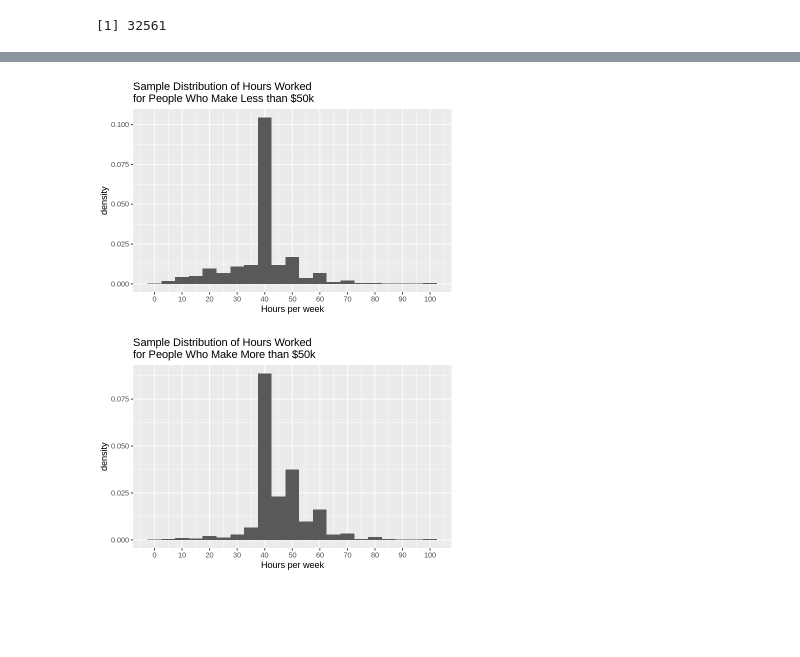
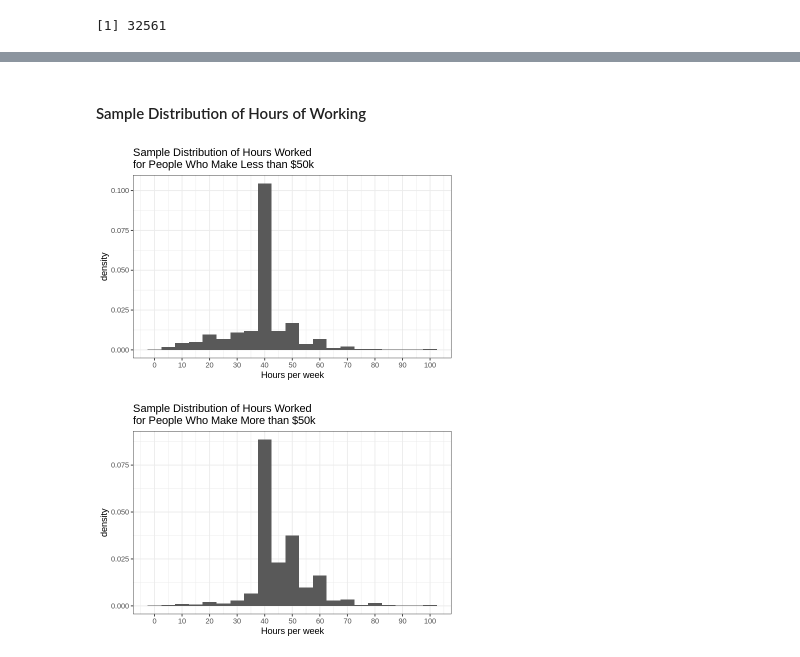
Before and after one commit to Julian-UBC/project-32, a Jupyter notebook: Untitled.ipynb, the cells around one changed output, grey strips where cells are left out. Saved outputs shown, nothing was run; the diff lists cells and outputs as text; code cells hidden in the pictures; blank space fills up the shorter version.

```diff
--- a/Untitled.ipynb
+++ b/Untitled.ipynb
@@ -36,0 +48,4 @@ We have successfully read the data from the dataset and store it in `adult_data`
+# %%
+dt <- adult_df %>%
+    mutate(above_50_k = (class == ">50K"),
+          hours_per_week = as.integer(hours_per_week))
@@ -37,9 +54,8 @@ We have successfully read the data from the dataset and store it in `adult_data`
 # %%
-data <- adult_df %>%
+data <- dt %>%
     filter(!education %in% c("Some-college", "Prof-school", "Assoc-acdm", "Assoc-voc", "Doctorate")) %>%
-    mutate(above_50_k = (class == ">50K"),
-          hours_per_week = as.integer(hours_per_week),
-          education = as.factor(education))
+    mutate(education = if_else((education != "Bachelors" & education != "Masters"), "No_Bachelors", education)) %>%
+    mutate(education = factor(education))
 
 head(data)
 # %% [output]
@@ -55,19 +75,23 @@ A data.frame: 6 × 16
+# %% [markdown]
+#### Sample Distribution of Hours of Working
 # %%
 data %>%
     filter(above_50_k == FALSE) %>%
     ggplot() +
     geom_histogram(aes(hours_per_week, ..density..), binwidth = 5) +
     scale_x_continuous(n.breaks = 10) +
     labs(x = "Hours per week",
-         title = "Sample Distribution of Hours Worked \nfor People Who Make Less than $50k")
+         title = "Sample Distribution of Hours Worked \nfor People Who Make Less than $50k") +
+    theme_bw()
 
 data %>%
     filter(above_50_k == TRUE) %>%
     ggplot() +
     geom_histogram(aes(hours_per_week, ..density..), binwidth = 5) +
     scale_x_continuous(n.breaks = 10) +
     labs(x = "Hours per week",
-         title = "Sample Distribution of Hours Worked \nfor People Who Make More than $50k")
+         title = "Sample Distribution of Hours Worked \nfor People Who Make More than $50k") +
+    theme_bw()
 # %% [output]
-[figure, old version]
+[figure, new version]
-[figure, old version]
+[figure, new version]
```
Also changed, not shown: parts of 25 cells of this notebook.
